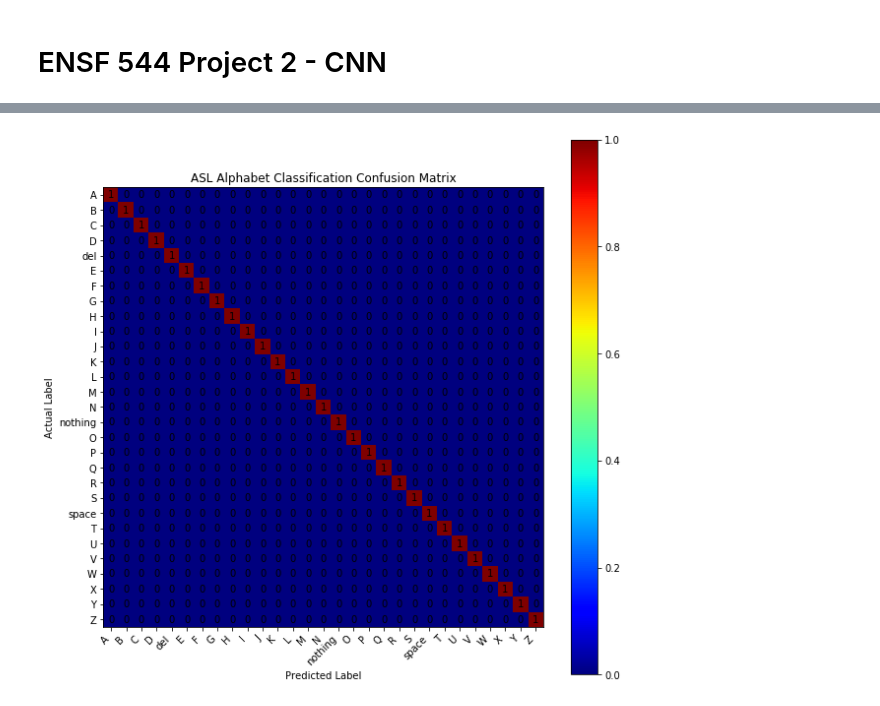
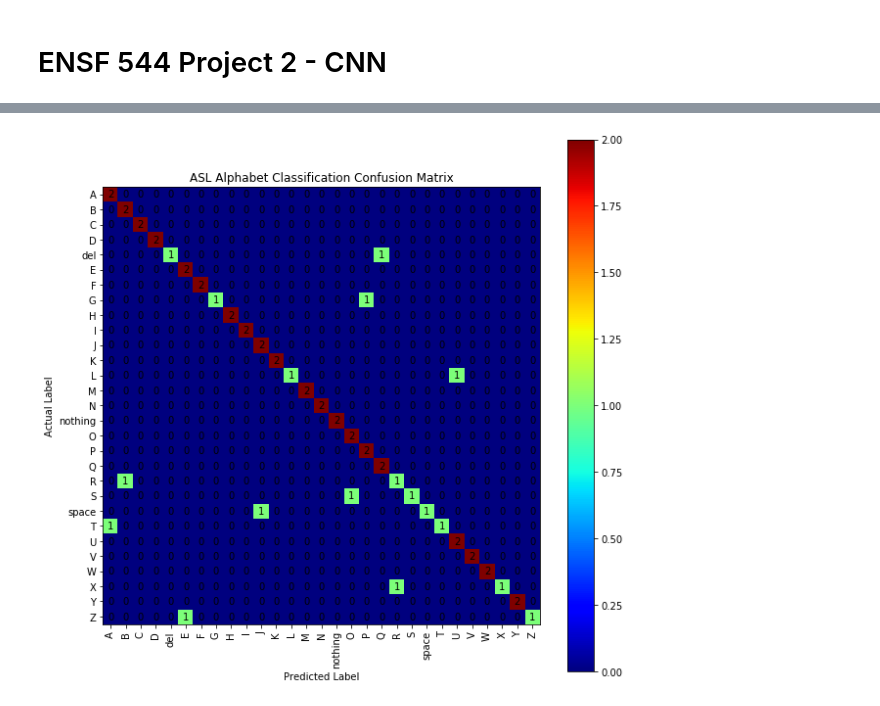
Before and after one commit to elizetran/ensf544_proj2, a Jupyter notebook: cnn.ipynb, the cells around one changed output, grey strips where cells are left out. Drawn from its saved outputs; the diff is of its cells as text; code cells hidden in the pictures.

Commit message:
Update model to test images added by group members

```diff
--- a/cnn.ipynb
+++ b/cnn.ipynb
@@ -23,12 +23,16 @@ def load_data(directory):
     # Iterate through each image in each subfolder
     for folder in os.listdir(directory):
         for image in os.listdir(directory + "/" + folder):
+
             temp_img = cv2.imread(directory + '/' + folder + '/' + image)
-
             if temp_img is None:
                 continue
-            # Resize the images to optimal size for keras
+
+            # Resize the images
             temp_img = cv2.resize(temp_img, size)
+            # Run edge detection to isolate valuable sections of image
+            temp_img = cv2.Canny(temp_img,100,200)
+
             images.append(temp_img)
             labels.append(folder)
 
@@ -65,7 +69,7 @@ y_test = to_categorical(y_test, num_classes)
 # %%
 model = models.Sequential()
 
-model.add(layers.Conv2D(32, (3, 3), padding='same', activation='relu', input_shape=(32, 32, 3)))
+model.add(layers.Conv2D(32, (3, 3), padding='same', activation='relu', input_shape=(32, 32, 1)))
 model.add(layers.MaxPooling2D((2, 2)))
 model.add(layers.Conv2D(64, (3, 3), padding='same', activation='relu'))
 model.add(layers.MaxPooling2D((2, 2)))
@@ -125 +129,17 @@ Epoch 15/15
 <keras.callbacks.History at 0x...>
+# %%
+X_test, y_test = load_data(test_dir)
+y_test = list((map(lambda letter : classes.index(letter), y_test)))
+y_test = to_categorical(y_test, num_classes)
+
+temp_img = cv2.imread(test_dir + '/' + 'X' + '/' + 'X_ET1.jpg')
+temp_img = cv2.resize(temp_img, (32,32))
+
+edges = cv2.Canny(temp_img,100,200)
+# edges = cv2.resize(edges, (32,32))
+
+plt.subplot(121),plt.imshow(temp_img,cmap = 'gray')
+plt.title('Original Image'), plt.xticks([]), plt.yticks([])
+plt.subplot(122),plt.imshow(edges,cmap = 'gray')
+plt.title('Edge Image'), plt.xticks([]), plt.yticks([])
+plt.show()
@@ -138,30 +160,30 @@ y_test = np.argmax(y_test, axis=1)
 # %%
 from sklearn.metrics import confusion_matrix
 
 cm = confusion_matrix(y_test, y_pred)
 fig = plt.figure()
 fig.set_figheight(10)
 fig.set_figwidth(10)
 plt.clf()
 ax = fig.add_subplot(111)
 ax.set_aspect(1)
 res = ax.imshow(np.array(cm), cmap=plt.cm.jet,
                 interpolation='nearest')
 
 width, height = cm.shape
 
 for x in range(width):
     for y in range(height):
         ax.annotate(str(cm[x][y]), xy=(y, x),
                     horizontalalignment='center',
                     verticalalignment='center')
 
 cb = fig.colorbar(res)
-plt.xticks(range(width), classes[:width], rotation=45, ha="right")
+plt.xticks(range(width), classes[:width], rotation=90)
 plt.yticks(range(height), classes[:height])
 plt.title('ASL Alphabet Classification Confusion Matrix')
 plt.xlabel("Predicted Label")
 plt.ylabel("Actual Label")
 plt.savefig('confusion_matrix.png', format='png')
 # %% [output]
-[figure, old version]
+[figure, new version]
```
Also changed, not shown: parts of 5 cells of this notebook, 1 other file.
